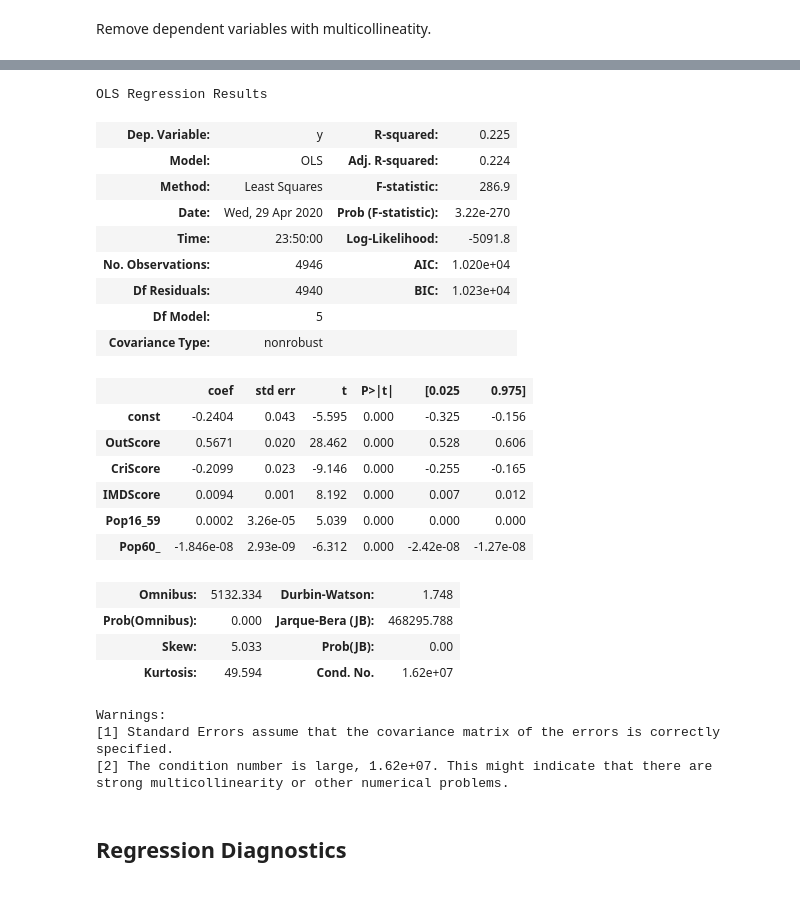
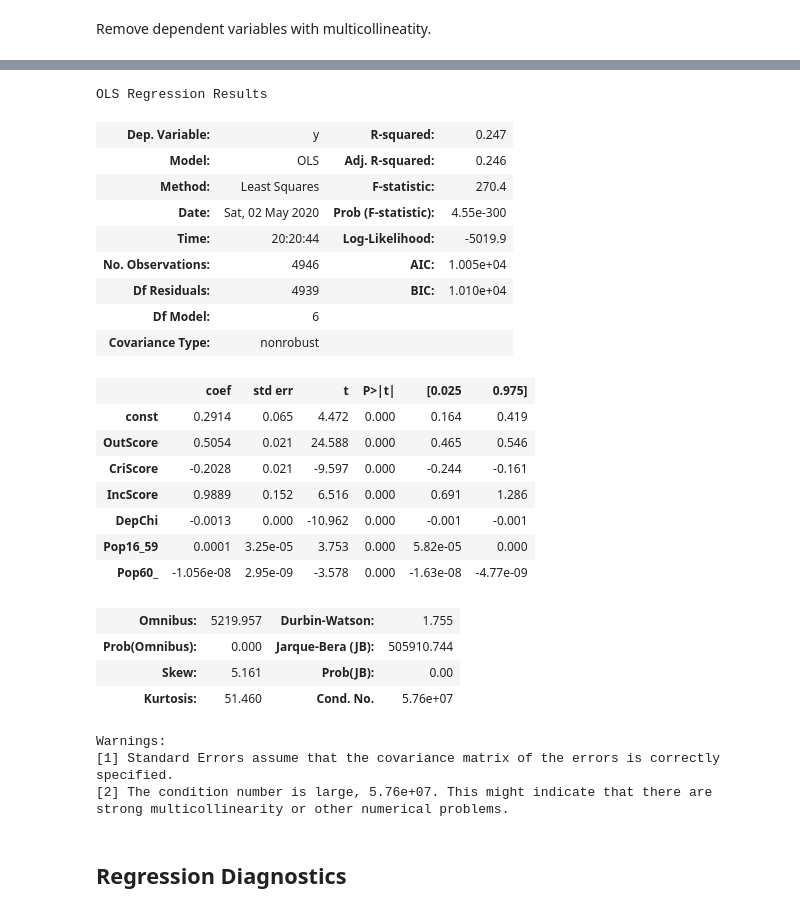
Before and after one commit to WinonaLyw/SpatialDataAnalysis, a Jupyter notebook: CW/grocery_shops_in_london.ipynb, the cells around one changed output, grey strips where cells are left out. Drawn from its saved outputs; the diff is of its cells as text; code cells hidden in the pictures.

```diff
--- a/CW/grocery_shops_in_london.ipynb
+++ b/CW/grocery_shops_in_london.ipynb
@@ -214,7 +246,7 @@ sns.boxplot(shop_lsoa['ShopDens'])
 ## OLS
 # %%
 import statsmodels.api as sm
-x = ['IncScore', 'EmpScore', 'OutScore', 'CriScore', 'IMDScore', 'Pop16_59', 'Pop60_'] # define input/independant variables
+x = ['IncScore', 'EmpScore', 'OutScore', 'CriScore', 'IMDScore', 'DepChi', 'Pop16_59', 'Pop60_'] # define input/independant variables
 X = shop_lsoa.loc[:, x].dropna()
 X = sm.add_constant(X)
 y = np.array(shop_lsoa['ShopDens']) # define output/dependant variable
@@ -272,2 +305,7 @@ corr.style.background_gradient(cmap='coolwarm')
 # %% [markdown]
 Remove dependent variables with multicollineatity.
+# %%
+# check correlation of independent variables
+x2 = ['OutScore', 'CriScore', 'IncScore', 'DepChi', 'Pop16_59', 'Pop60_']
+corr = shop_lsoa.loc[:, x2].corr()
+corr.style.background_gradient(cmap='coolwarm')
@@ -274,39 +320,39 @@ Remove dependent variables with multicollineatity.
 # %%
-x2 = ['OutScore', 'CriScore', 'IMDScore', 'Pop16_59', 'Pop60_']
 X2 = shop_lsoa.loc[:, x2].dropna()
 X2 = sm.add_constant(X2)
 
 # Note the difference in argument order
 model2 = sm.OLS(y, X2).fit()
 predictions = model2.predict(X2) # make the predictions by the model
 
 # Print out the statistics
 model2.summary()
 # %% [output]
 OLS Regression Results
-| Dep. Variable: | y | R-squared: | 0.225 |
-| Model: | OLS | Adj. R-squared: | 0.224 |
-| Method: | Least Squares | F-statistic: | 286.9 |
-| Date: | Wed, 29 Apr 2020 | Prob (F-statistic): | 3.22e-270 |
-| Time: | 23:50:00 | Log-Likelihood: | -5091.8 |
-| No. Observations: | 4946 | AIC: | 1.020e+04 |
-| Df Residuals: | 4940 | BIC: | 1.023e+04 |
-| Df Model: | 5 |  |  |
+| Dep. Variable: | y | R-squared: | 0.247 |
+| Model: | OLS | Adj. R-squared: | 0.246 |
+| Method: | Least Squares | F-statistic: | 270.4 |
+| Date: | Sat, 02 May 2020 | Prob (F-statistic): | 4.55e-300 |
+| Time: | 20:20:44 | Log-Likelihood: | -5019.9 |
+| No. Observations: | 4946 | AIC: | 1.005e+04 |
+| Df Residuals: | 4939 | BIC: | 1.010e+04 |
+| Df Model: | 6 |  |  |
 | Covariance Type: | nonrobust |  |  |
 |  | coef | std err | t | P>|t| | [0.025 | 0.975] |
-| const | -0.2404 | 0.043 | -5.595 | 0.000 | -0.325 | -0.156 |
-| OutScore | 0.5671 | 0.020 | 28.462 | 0.000 | 0.528 | 0.606 |
-| CriScore | -0.2099 | 0.023 | -9.146 | 0.000 | -0.255 | -0.165 |
-| IMDScore | 0.0094 | 0.001 | 8.192 | 0.000 | 0.007 | 0.012 |
-| Pop16_59 | 0.0002 | 3.26e-05 | 5.039 | 0.000 | 0.000 | 0.000 |
-| Pop60_ | -1.846e-08 | 2.93e-09 | -6.312 | 0.000 | -2.42e-08 | -1.27e-08 |
+| const | 0.2914 | 0.065 | 4.472 | 0.000 | 0.164 | 0.419 |
+| OutScore | 0.5054 | 0.021 | 24.588 | 0.000 | 0.465 | 0.546 |
+| CriScore | -0.2028 | 0.021 | -9.597 | 0.000 | -0.244 | -0.161 |
+| IncScore | 0.9889 | 0.152 | 6.516 | 0.000 | 0.691 | 1.286 |
+| DepChi | -0.0013 | 0.000 | -10.962 | 0.000 | -0.001 | -0.001 |
+| Pop16_59 | 0.0001 | 3.25e-05 | 3.753 | 0.000 | 5.82e-05 | 0.000 |
+| Pop60_ | -1.056e-08 | 2.95e-09 | -3.578 | 0.000 | -1.63e-08 | -4.77e-09 |
-| Omnibus: | 5132.334 | Durbin-Watson: | 1.748 |
-| Prob(Omnibus): | 0.000 | Jarque-Bera (JB): | 468295.788 |
-| Skew: | 5.033 | Prob(JB): | 0.00 |
-| Kurtosis: | 49.594 | Cond. No. | 1.62e+07 |
+| Omnibus: | 5219.957 | Durbin-Watson: | 1.755 |
+| Prob(Omnibus): | 0.000 | Jarque-Bera (JB): | 505910.744 |
+| Skew: | 5.161 | Prob(JB): | 0.00 |
+| Kurtosis: | 51.460 | Cond. No. | 5.76e+07 |
 Warnings:
 [1] Standard Errors assume that the covariance matrix of the errors is correctly specified.
-[2] The condition number is large, 1.62e+07. This might indicate that there are
+[2] The condition number is large, 5.76e+07. This might indicate that there are
 strong multicollinearity or other numerical problems.
 # %% [markdown]
 ## Regression Diagnostics
```
Also changed, not shown: parts of 53 cells of this notebook, 1 other file.
